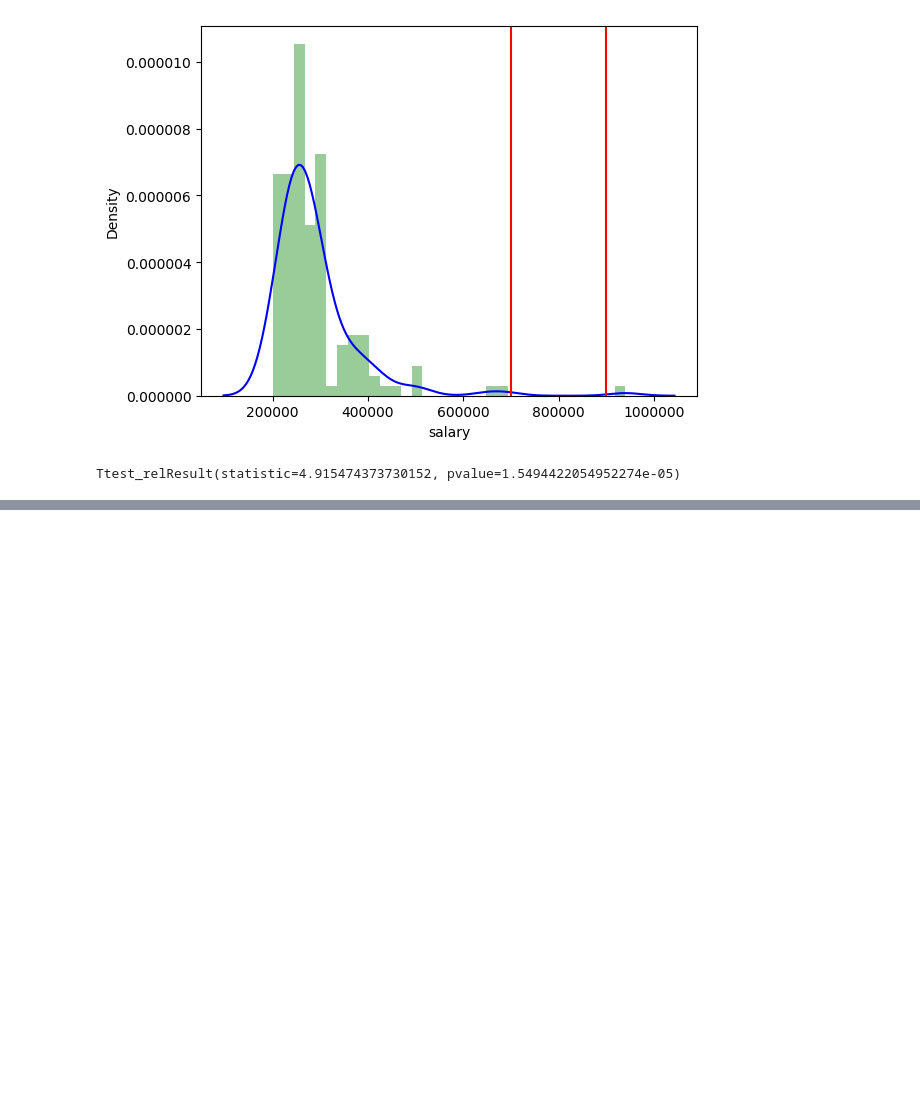
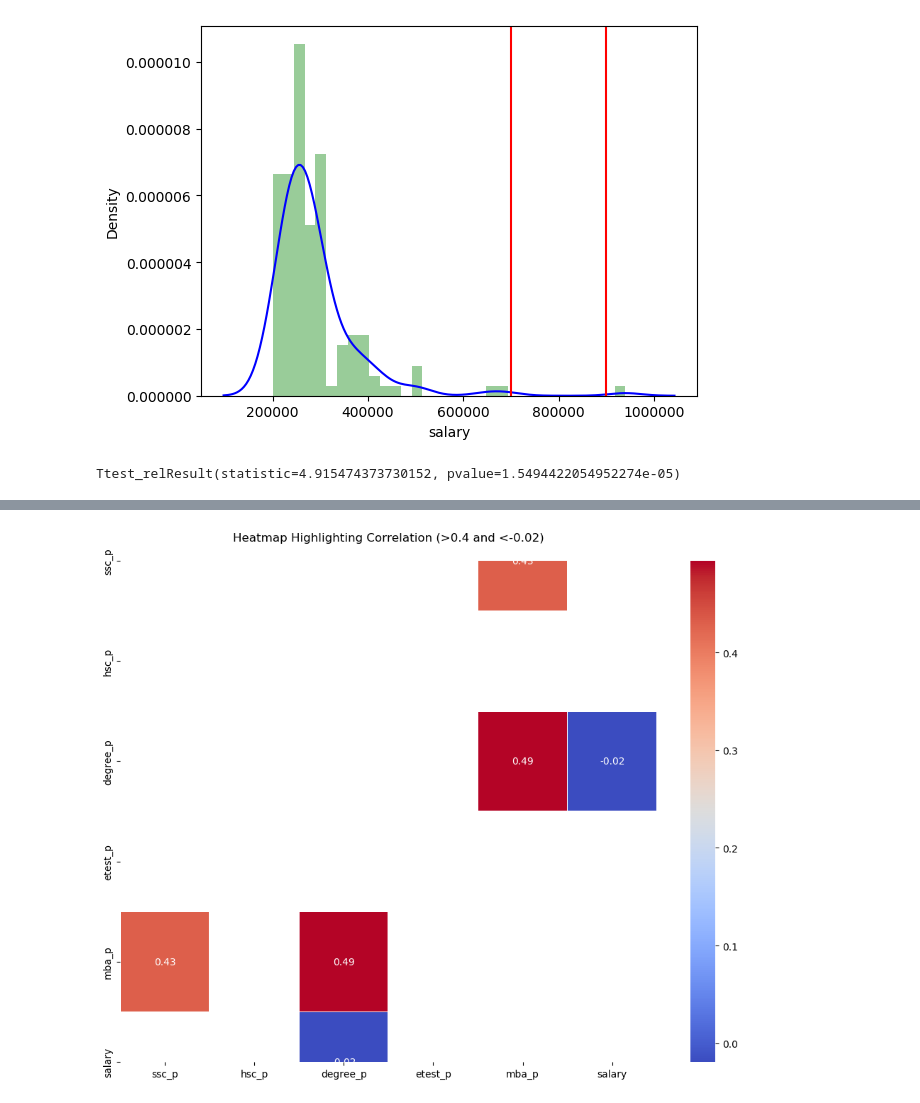
Before and after one commit to GeekPri/DataScience_PlacementAnalysis, a Jupyter notebook: Data science Assignment.ipynb, the cells around one changed output, grey strips where cells are left out. Drawn from its saved outputs; the diff is of its cells as text; code cells hidden in the pictures; blank space fills up the shorter version.

```diff
--- a/Data science Assignment.ipynb
+++ b/Data science Assignment.ipynb
@@ -242,3 +281,23 @@ dataset.corr()
+# %%
+#13 Plot the correlation graph to find the relation
+import pandas as pd
+import seaborn as sns
+import matplotlib.pyplot as plt
+dataset = pd.read_csv("Placement.csv")
+dataset= dataset.drop(dataset[dataset['status'] == 'Not Placed'].index)
+dataset = dataset.drop(['sl_no'], axis=1)
+corr_matrix = dataset.corr()
+
+# Create a custom mask to highlight tiles
+highlight_mask = ((corr_matrix > 0.4) | (corr_matrix < -0.0192)) & (corr_matrix != 1.0)
+# Plot Heatmap
+plt.figure(figsize=(10, 8))
+sns.heatmap(corr_matrix, annot=True, cmap="coolwarm", fmt=".2f", linewidths=0.5,
+            mask=~highlight_mask, cbar=True)  # Mask non-highlighted tiles
+plt.title("Heatmap Highlighting Correlation (>0.4 and <-0.02)", pad=20)
+plt.tight_layout()  # Ensure layout fits within the figure
+# %% [output]
+[figure, added]
 # %%
 #13)
 # A) Does work experience relate to high salary
```
Also changed, not shown: parts of 10 cells of this notebook, 1 other file.
